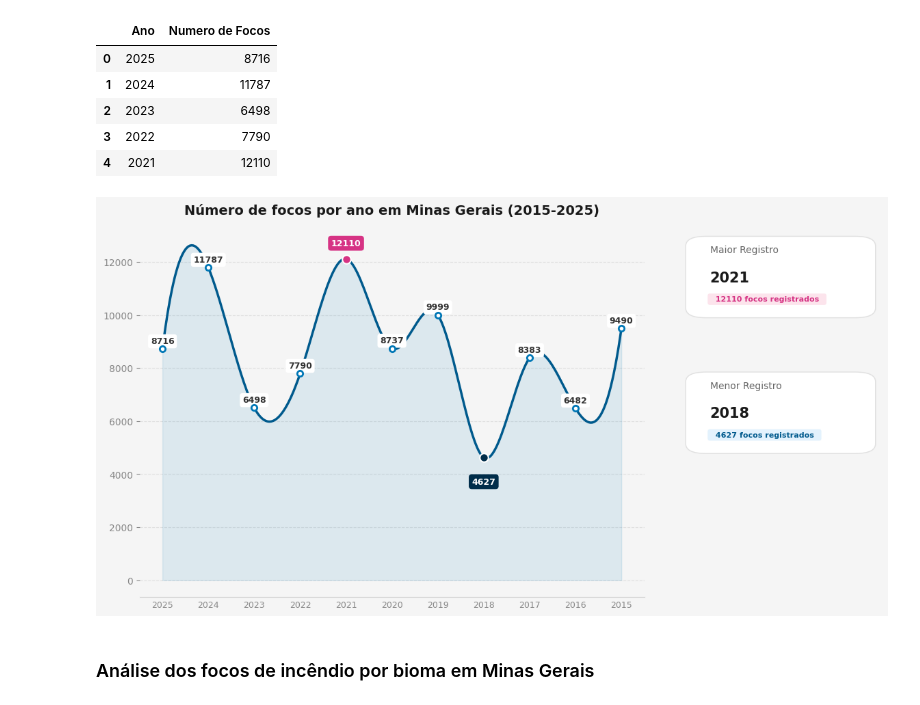
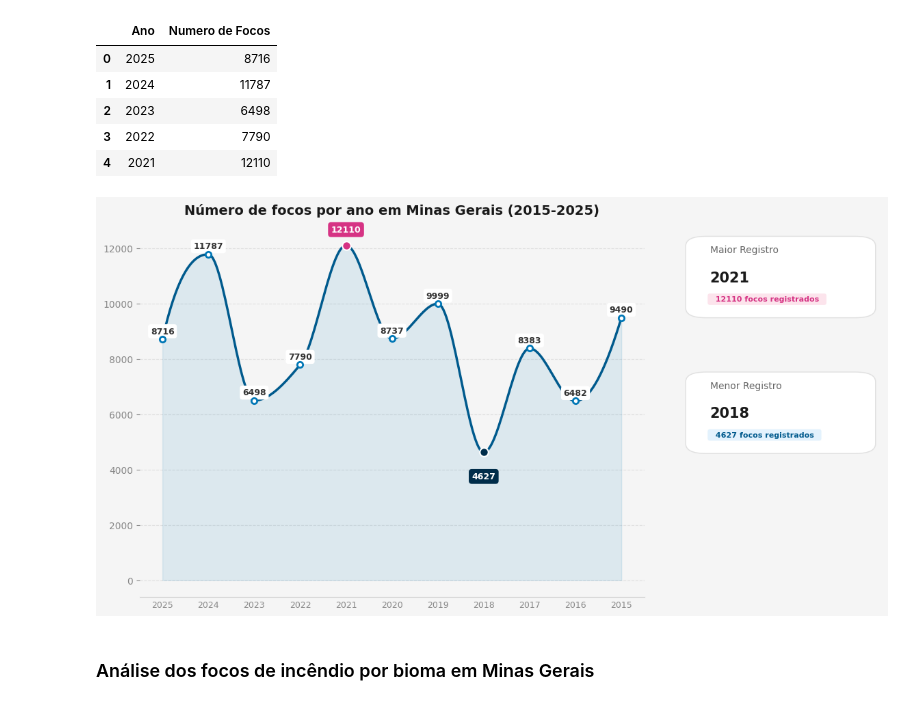
Before and after one commit to jvrezendem/analiseIncendioBR, a Jupyter notebook: notebooks/serieHistorica.ipynb, the cells around one changed output. Saved outputs shown, nothing was run; the diff lists cells and outputs as text; code cells hidden in the pictures.

```diff
--- a/notebooks/serieHistorica.ipynb
+++ b/notebooks/serieHistorica.ipynb
@@ -73,8 +74,9 @@ valor_min = y[idx_min]
 
 # Suavização da curva
 x_smooth = np.linspace(x.min(), x.max(), 300)
-spl = make_interp_spline(x, y, k=3)
-y_smooth = spl(x_smooth)
+# Pchip garante que picos e vales coincidam com os dados reais
+pch = PchipInterpolator(x, y)
+y_smooth = pch(x_smooth)
 
 # --- 2. CONFIGURAÇÃO DO LAYOUT (GridSpec) ---
 fig = plt.figure(figsize=(14, 7), facecolor='#f5f5f5')
@@ -215,34 +217,34 @@ def draw_card(ax_pos, titulo, valor, subtitulo, cor_badge='#d63384'):
     # Badge
     ax.text(
         0.15, 0.25, f"  {subtitulo}  ",
         fontsize=8, color=cor_badge, fontweight='bold',
         bbox=dict(boxstyle='round,pad=0.3', fc='#fce4ec' if cor_badge == '#d63384' else '#e3f2fd', ec='none'),
         transform=ax.transAxes
     )
 
     ax.axis('off')
 
 # --- 6. ADICIONANDO OS CARDS LADO A LADO ---
 draw_card(
     gs[0, 1],
     "Maior Registro",
     str(ano_max),
     f"{valor_max} focos registrados",
     cor_badge='#d63384'
 )
 
 draw_card(
     gs[1, 1],
     "Menor Registro",
     str(ano_min),
     f"{valor_min} focos registrados",
     cor_badge='#005a8d'
 )
 
 
 plt.show()
 # %% [output]
-[figure, old version]
+[figure, new version]
 # %% [markdown]
 ### Análise dos focos de incêndio por bioma em Minas Gerais
 # %%
```
Also changed, not shown: parts of 2 cells of this notebook, 1 other file.
